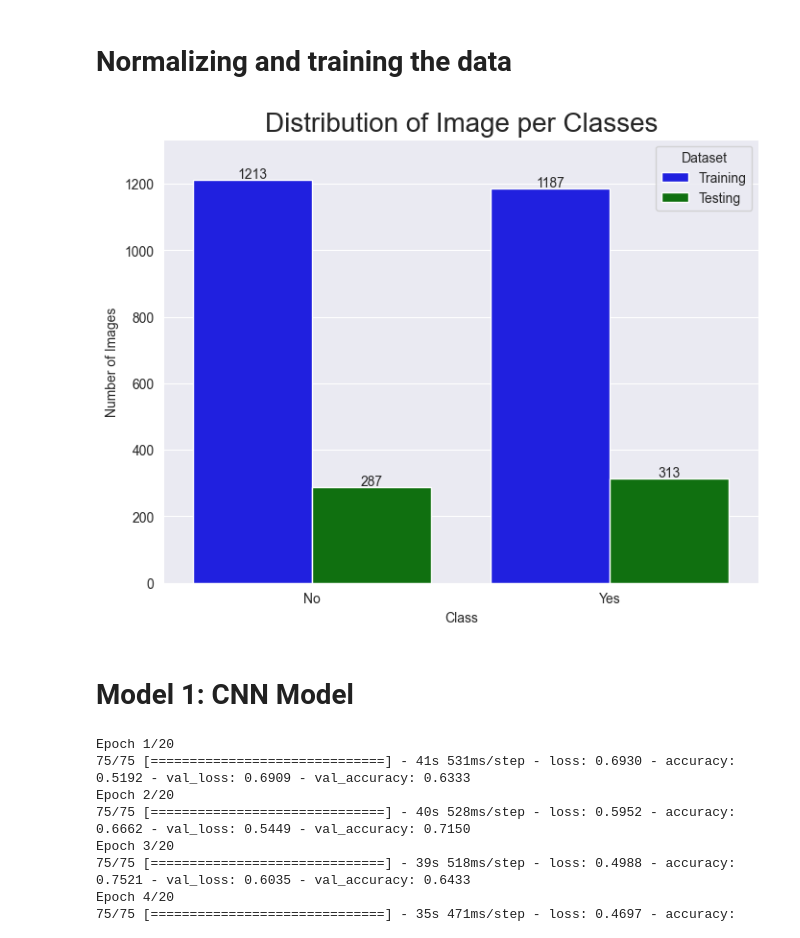
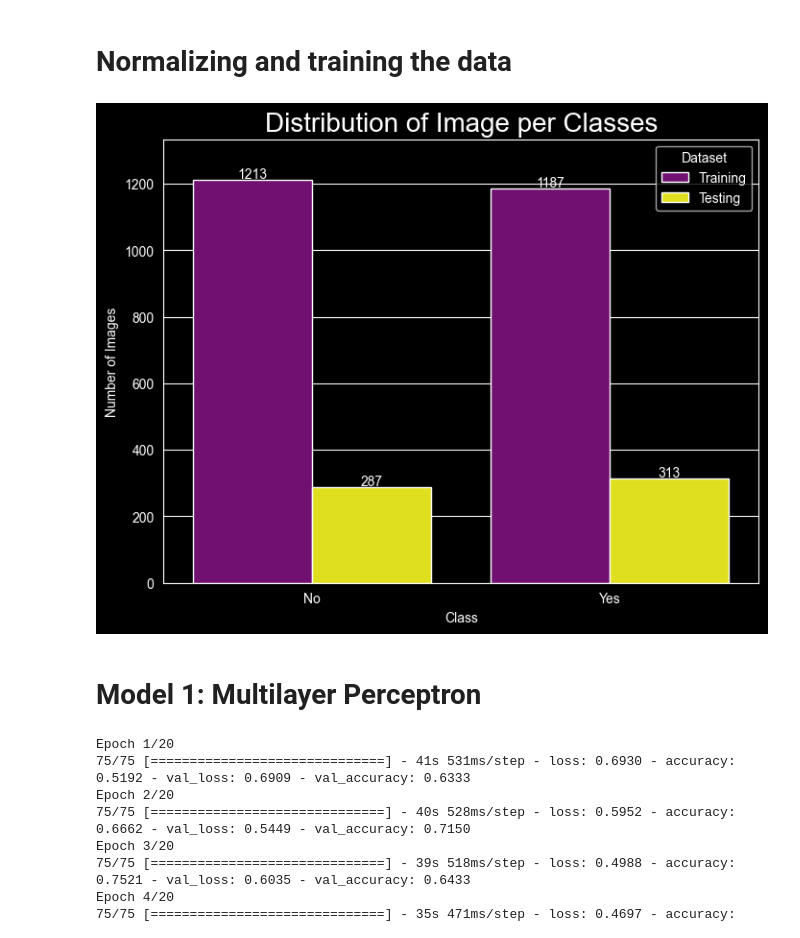
Before and after one commit to AliZ786/COMP-478, a Jupyter notebook: COMP478_Project.ipynb, the cells around one changed output. Saved outputs shown, nothing was run; the diff lists cells and outputs as text; code cells hidden in the pictures.

Commit message:
Finished more models

```diff
--- a/COMP478_Project.ipynb
+++ b/COMP478_Project.ipynb
@@ -106,38 +110,39 @@ X_test_images = load_images(X_test)
 # %%
 # Count the number of images for each class in the training and testing datasets
 train_counts = np.unique(y_train, return_counts=True)
 test_counts = np.unique(y_test, return_counts=True)
 
 # Combine the count values into a single data frame
 counts_df = pd.DataFrame({
     "Class": ["No", "Yes"],
     "Training": train_counts[1],
     "Testing": test_counts[1]
 })
 
 # Melt the data frame into a long format
 counts_melt = counts_df.melt(id_vars=["Class"], var_name="Dataset", value_name="Count")
-colors = ["blue", "green"]
+colors = ["purple", "yellow"]
 sns.set_style(style="darkgrid")
+plt.style.use("dark_background")
+fig = plt.figure(facecolor='black', figsize=(8, 6))
 
 # Create a bar plot with the count values displayed above each bar
-plt.figure(figsize=(8, 6))
 ax = sns.barplot(x="Class", y="Count", hue="Dataset", data=counts_melt, palette=colors)
 plt.xlabel("Class")
 plt.ylabel("Number of Images")
 plt.ylim([0, max(counts_melt["Count"]) * 1.1])
 for patch in ax.patches:
     height = patch.get_height()
     x = patch.get_x() + patch.get_width() / 2
     y = height + 5
     ax.text(x, y, str(int(height)), ha="center")
 
 plt.title("Distribution of Image per Classes" , fontdict={'size':20})
 plt.show()
 # %% [output]
-[figure, old version]
+[figure, new version]
 # %% [markdown]
-# Model 1: CNN Model
+# Model 1: Multilayer Perceptron
 # %%
 
 # Load and normalize the images
```
Also changed, not shown: parts of 9 cells of this notebook.
